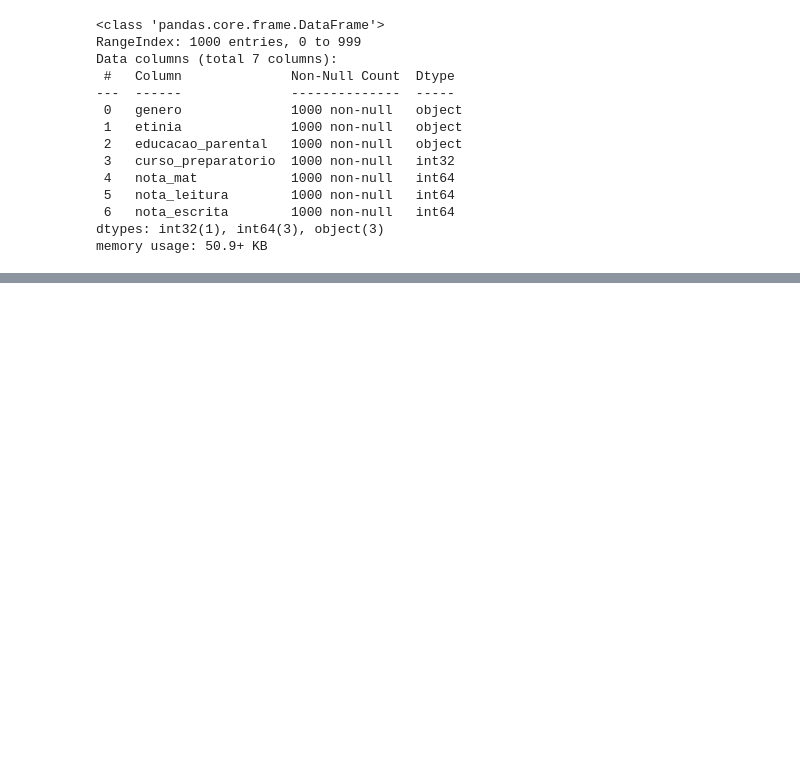
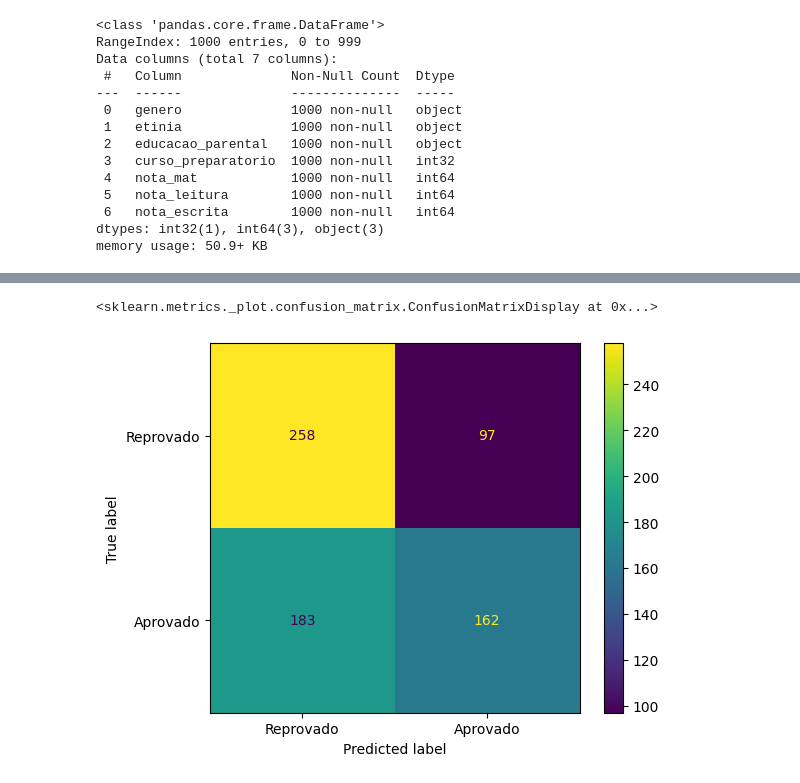
Before and after one commit to CarlosDouradoPGR/Portifolio, a Jupyter notebook: Student_performance/std_perf.ipynb, the cells around one changed output, grey strips where cells are left out. Drawn from its saved outputs; the diff is of its cells as text; code cells hidden in the pictures; blank space fills up the shorter version.

```diff
--- a/Student_performance/std_perf.ipynb
+++ b/Student_performance/std_perf.ipynb
@@ -125,0 +255,5 @@ df[df["educacao_parental"] == "bachelor's degree"][["nota_mat", "nota_leitura",
+# %%
+disp.plot()
+# %% [output]
+<sklearn.metrics._plot.confusion_matrix.ConfusionMatrixDisplay at 0x...>
+[figure, added]
```
Also changed, not shown: parts of 34 cells of this notebook, 4 other files.
